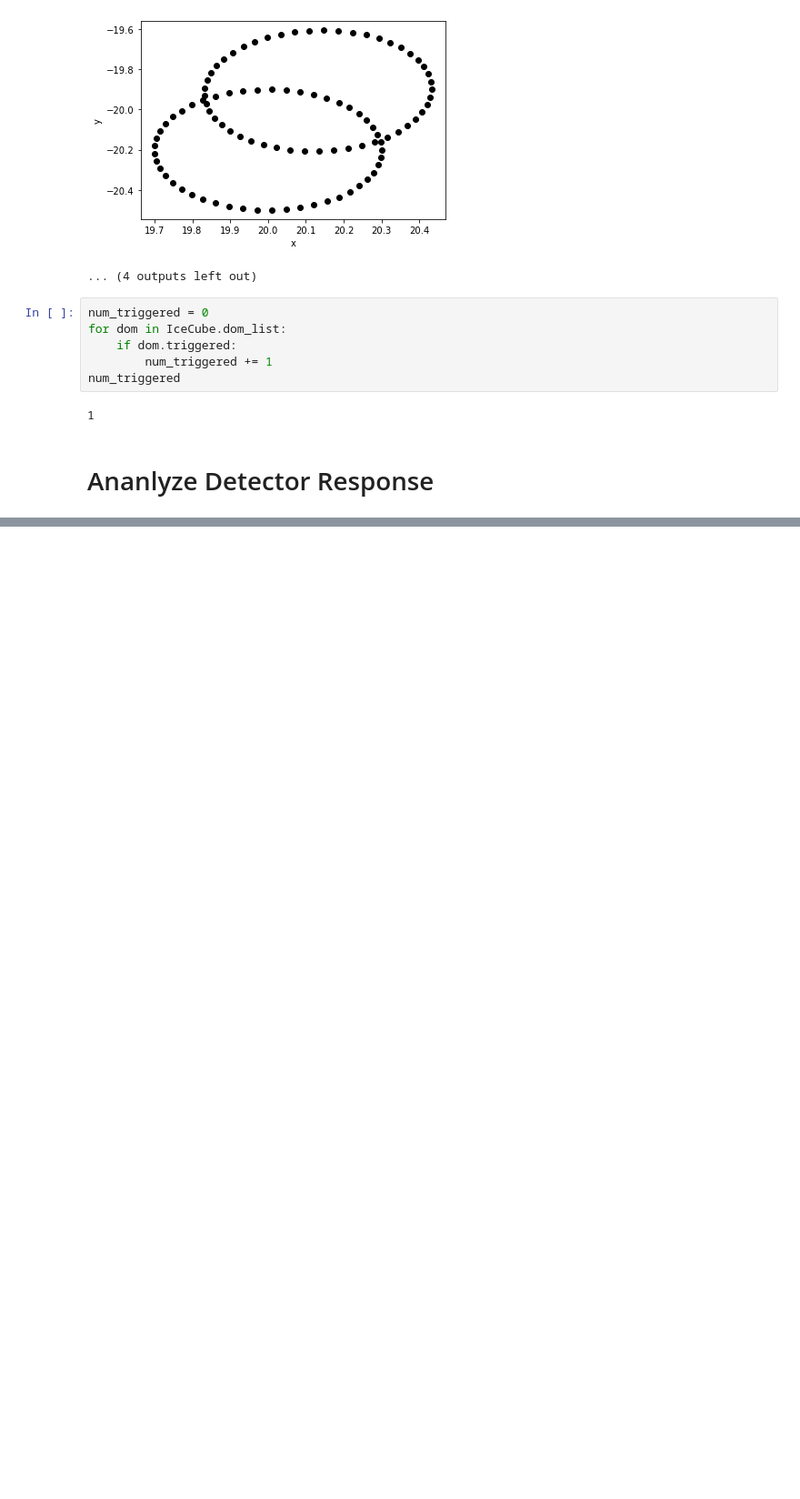
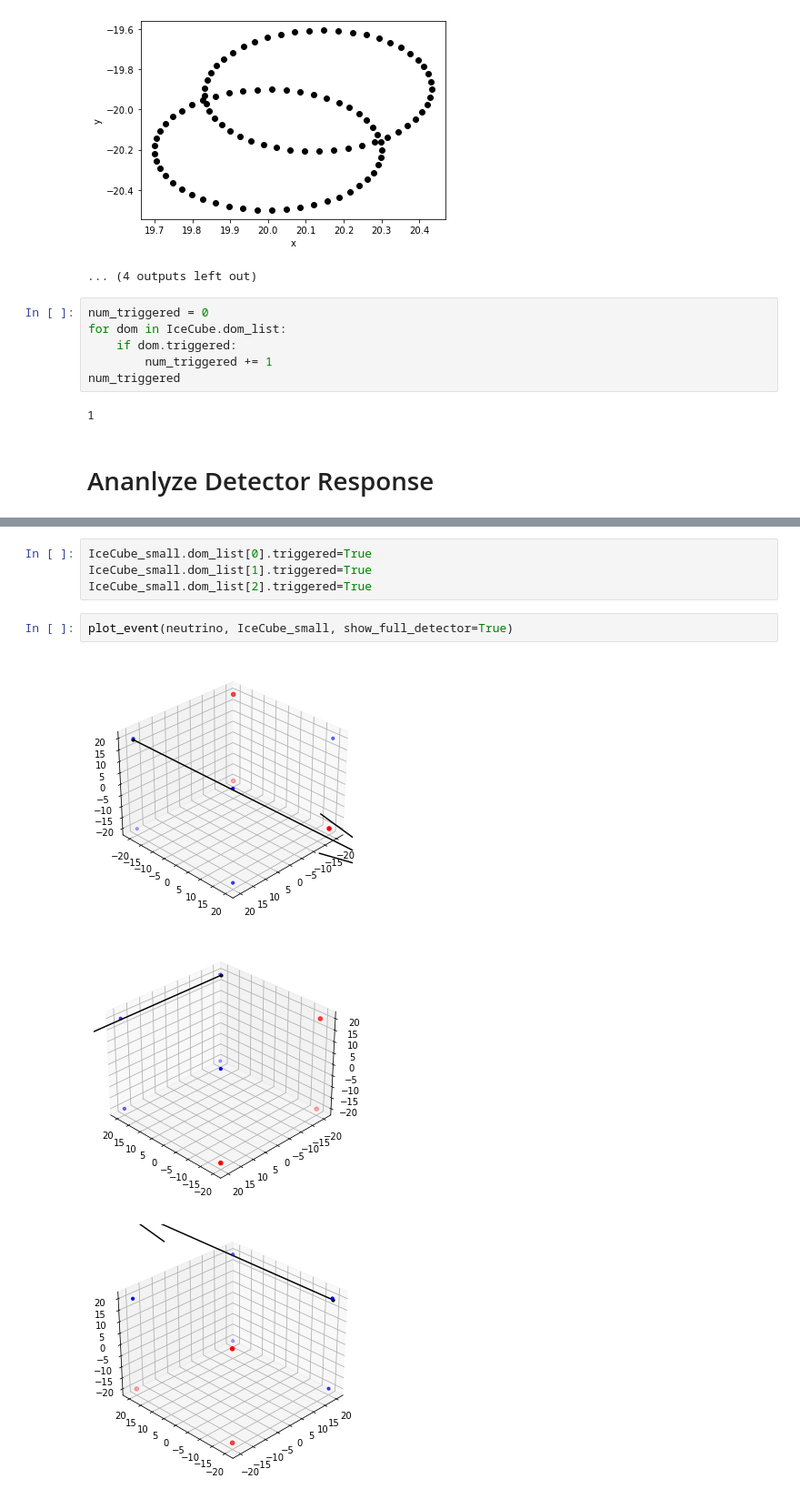
Before and after one commit to abigailbishop/PHY736-IceCube-Project, a Jupyter notebook: Simulation Planning - old.ipynb, the cells around one changed output, grey strips where cells are left out. Shown at 91% size. Drawn from its saved outputs; the diff is of its cells as text; blank space fills up the shorter version.

```diff
--- a/Simulation Planning - old.ipynb
+++ b/Simulation Planning - old.ipynb
@@ -692,3 +693,13 @@ def plot_event(neutrino, detector,
         if angle%90==45-(45%step):
             plt.show()
         plt.close()
+# %%
+IceCube_small.dom_list[0].triggered=True
+IceCube_small.dom_list[1].triggered=True
+IceCube_small.dom_list[2].triggered=True
+# %%
+plot_event(neutrino, IceCube_small, show_full_detector=True)
+# %% [output]
+[figure, added]
+[figure, added]
+[figure, added]
```
Also changed, not shown: parts of 3 cells of this notebook.
